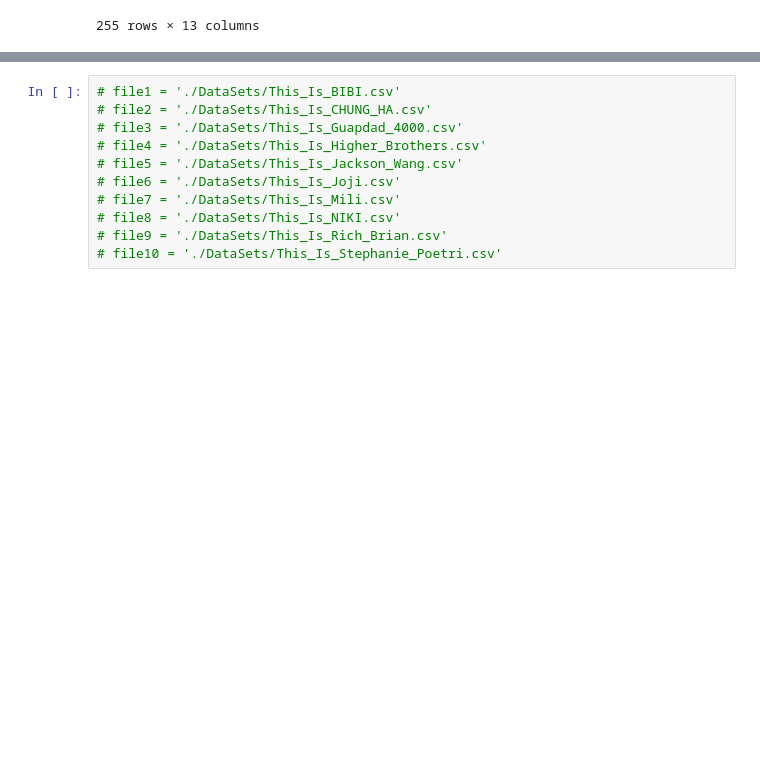
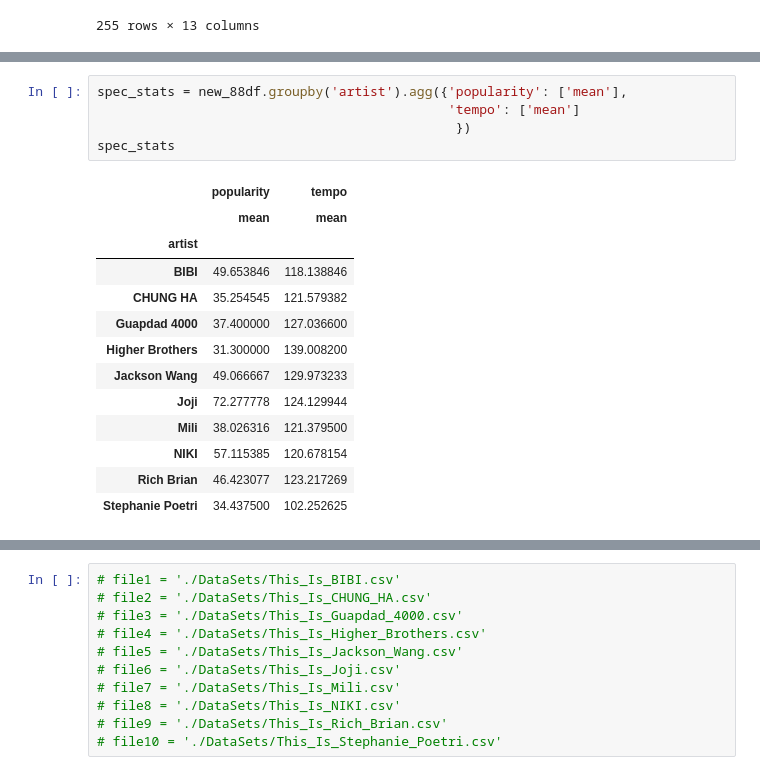
Before and after one commit to jeugenio103/Project-3, a Jupyter notebook: 88RisingArtists/CleanseToDB.ipynb, the cells around one changed output, grey strips where cells are left out. Drawn from its saved outputs; the diff is of its cells as text; blank space fills up the shorter version.

```diff
--- a/88RisingArtists/CleanseToDB.ipynb
+++ b/88RisingArtists/CleanseToDB.ipynb
@@ -110,3 +112,22 @@ overall_stats
+# %%
+spec_stats = new_88df.groupby('artist').agg({'popularity': ['mean'],
+                                             'tempo': ['mean']
+                                              })
+spec_stats
+# %% [output]
+|  | popularity | tempo |
+|  | mean | mean |
+| artist |  |  |
+| BIBI | 49.653846 | 118.138846 |
+| CHUNG HA | 35.254545 | 121.579382 |
+| Guapdad 4000 | 37.400000 | 127.036600 |
+| Higher Brothers | 31.300000 | 139.008200 |
+| Jackson Wang | 49.066667 | 129.973233 |
+| Joji | 72.277778 | 124.129944 |
+| Mili | 38.026316 | 121.379500 |
+| NIKI | 57.115385 | 120.678154 |
+| Rich Brian | 46.423077 | 123.217269 |
+| Stephanie Poetri | 34.437500 | 102.252625 |
 # %%
 overall_stats.plot(
         kind='bar',
```
Also changed, not shown: parts of 5 cells of this notebook, 3 other files.
